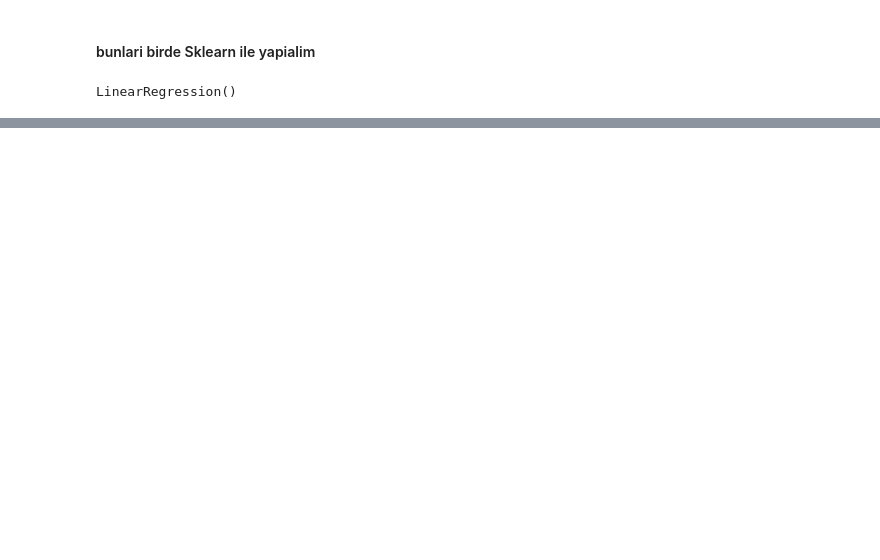
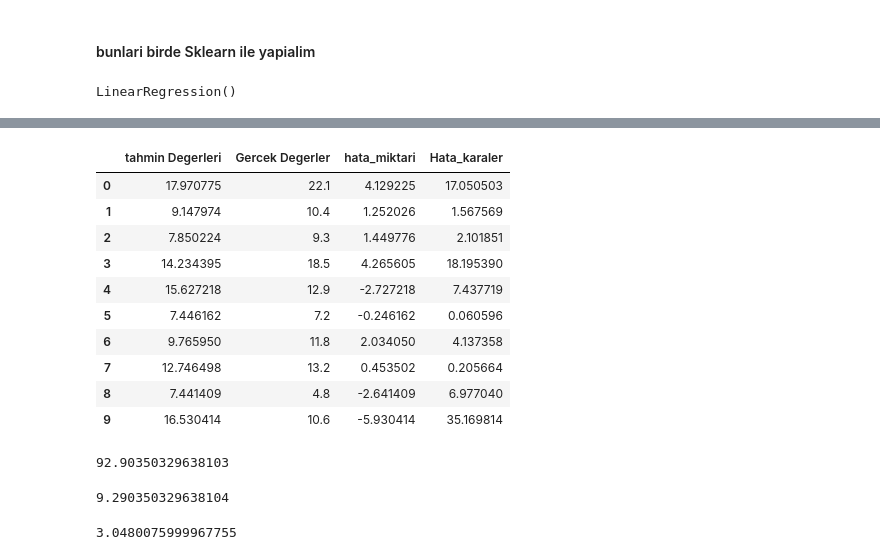
Before and after one commit to veyselaytekin1/Machine_Learning, a Jupyter notebook: Udemy_course/Udemy_vahit_notlari.ipynb, the cells around one changed output, grey strips where cells are left out. Saved outputs shown, nothing was run; the diff lists cells and outputs as text; code cells hidden in the pictures; blank space fills up the shorter version.

```diff
--- a/Udemy_course/Udemy_vahit_notlari.ipynb
+++ b/Udemy_course/Udemy_vahit_notlari.ipynb
@@ -296,0 +295,2 @@ array([0.        , 0.04753664])
+# %%
+X_pred = model.predict(X)[:10]   #X Tv sütunu 199 deger var icinde
@@ -296,0 +325,2 @@ array([0.        , 0.04753664])
+# %%
+k_t = pd.DataFrame({'tahmin Degerleri': X_pred[0:10], 'Gercek Degerler': y[0:10]})
@@ -296,0 +341,2 @@ array([0.        , 0.04753664])
+# %%
+k_t['hata_miktari'] = k_t['Gercek Degerler'] - k_t['tahmin Degerleri']
@@ -296,0 +357,27 @@ array([0.        , 0.04753664])
+# %%
+k_t['Hata_karaler'] = k_t['hata_miktari']**2
+k_t
+# %% [output]
+|  | tahmin Degerleri | Gercek Degerler | hata_miktari | Hata_karaler |
+| 0 | 17.970775 | 22.1 | 4.129225 | 17.050503 |
+| 1 | 9.147974 | 10.4 | 1.252026 | 1.567569 |
+| 2 | 7.850224 | 9.3 | 1.449776 | 2.101851 |
+| 3 | 14.234395 | 18.5 | 4.265605 | 18.195390 |
+| 4 | 15.627218 | 12.9 | -2.727218 | 7.437719 |
+| 5 | 7.446162 | 7.2 | -0.246162 | 0.060596 |
+| 6 | 9.765950 | 11.8 | 2.034050 | 4.137358 |
+| 7 | 12.746498 | 13.2 | 0.453502 | 0.205664 |
+| 8 | 7.441409 | 4.8 | -2.641409 | 6.977040 |
+| 9 | 16.530414 | 10.6 | -5.930414 | 35.169814 |
+# %%
+np.sum(k_t['Hata_karaler'])  #toplam hata
+# %% [output]
+92.90350329638103
+# %%
+np.mean(k_t['Hata_karaler'])   #ortalama hatalari
+# %% [output]
+9.290350329638104
+# %%
+np.sqrt(np.mean(k_t['Hata_karaler']))
+# %% [output]
+3.0480075999967755
```
Also changed, not shown: parts of 26 cells of this notebook.
